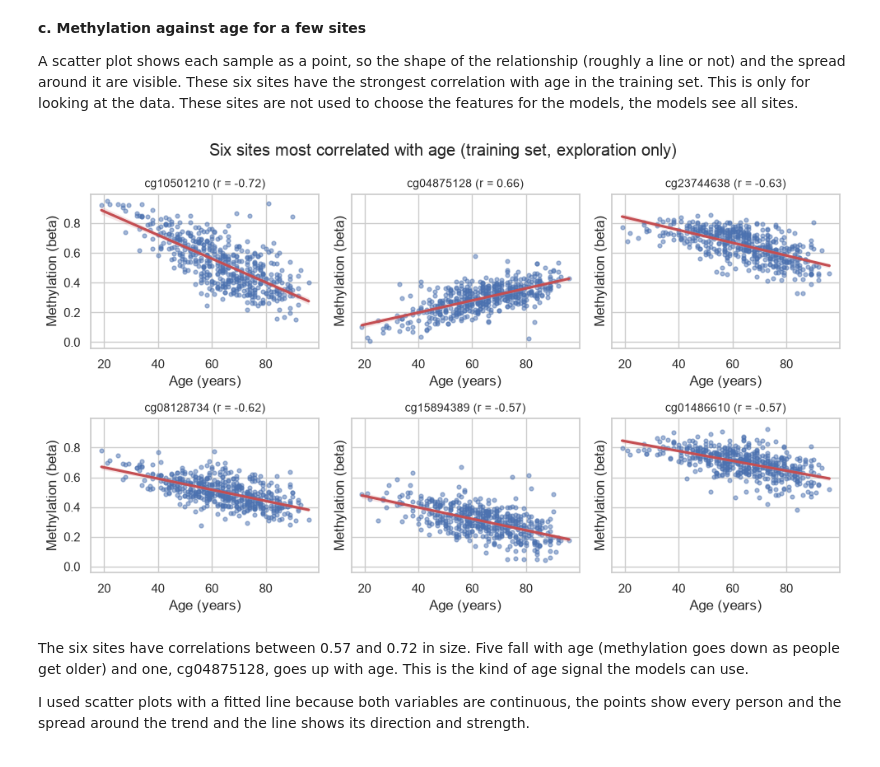
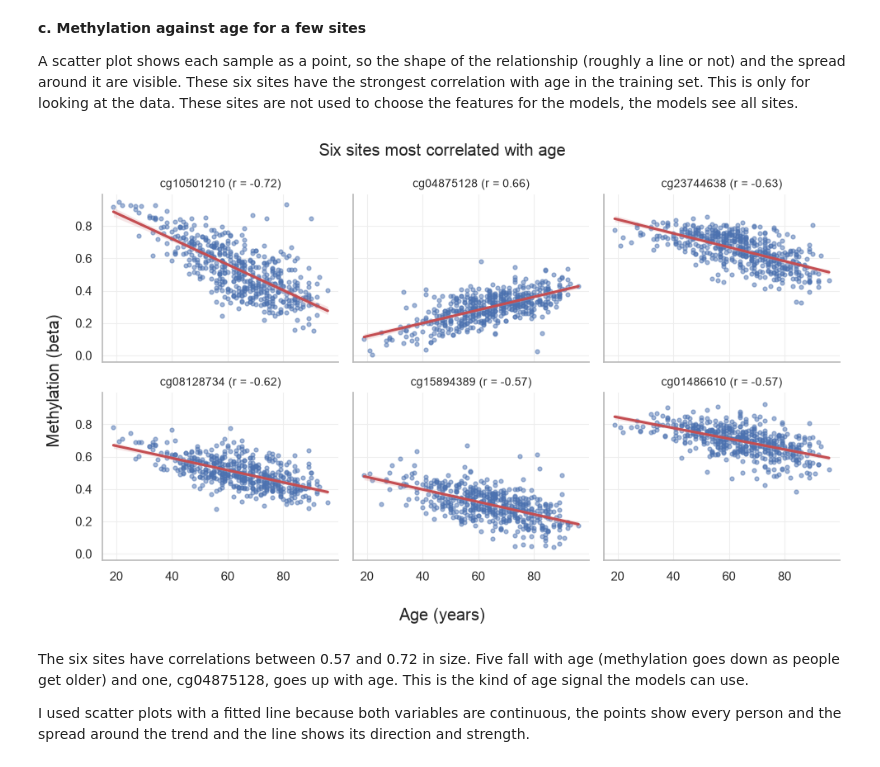
Before and after one commit to ekazasi/methylation-age-prediction, a Jupyter notebook: age_prediction_methylation_final.ipynb, the cells around one changed output. Cells and saved outputs as stored; diff of their text form; code cells hidden in the pictures.

```diff
--- a/age_prediction_methylation_final.ipynb
+++ b/age_prediction_methylation_final.ipynb
@@ -317,23 +331,32 @@ A histogram is the right graph because it shows how one continuous number (the a
 <br>
 
 A scatter plot shows each sample as a point, so the shape of the relationship (roughly a line or not) and the spread around it are visible. These six sites have the strongest correlation with age in the training set. This is only for looking at the data. These sites are not used to choose the features for the models, the models see all sites.
-# %%
-corr = X_train.corrwith(y_train)
-top6 = corr.abs().nlargest(6).index
-
-fig, axes = plt.subplots(2, 3, figsize=(10, 6), sharey=True)
-for ax, cpg in zip(axes.ravel(), top6):
-    sns.regplot(x=y_train, y=X_train[cpg], ax=ax, scatter_kws={"s": 12, "alpha": 0.5},
-                line_kws={"color": "#C44E52"})
-    ax.set_title(f"{cpg} (r = {corr[cpg]:.2f})", fontsize=10)
-    ax.set_xlabel("Age (years)")
-    ax.set_ylabel("Methylation (beta)")
-fig.suptitle("Six sites most correlated with age (training set, exploration only)")
-fig.tight_layout()
-fig.savefig(FIG_DIR / "top_cpgs_vs_age.png", dpi=200)
-plt.show()
-# %% [output]
-[figure, removed]
+# %%
+corr = X_train.corrwith(y_train)
+top6 = corr.abs().nlargest(6).index
+
+fig, axes = plt.subplots(2, 3, figsize=(10, 6), sharex=True, sharey=True)
+for ax, cpg in zip(axes.ravel(), top6):
+    sns.regplot(x=y_train, y=X_train[cpg], ax=ax, scatter_kws={"s": 12, "alpha": 0.5},
+                line_kws={"color": "#C44E52"})
+    ax.set_title(f"{cpg} (r = {corr[cpg]:.2f})", fontsize=10)
+    ax.set_xlabel("")
+    ax.set_ylabel("")
+
+    ax.grid(True, color="#eeeeee", linewidth=0.8)   # faint grid
+    ax.set_axisbelow(True)
+    sns.despine(ax=ax)
+    ax.spines["left"].set_color("#bbbbbb")
+    ax.spines["bottom"].set_color("#bbbbbb")
+
+fig.suptitle("Six sites most correlated with age")
+fig.supxlabel("Age (years)")
+fig.supylabel("Methylation (beta)")
+fig.tight_layout()
+fig.savefig(FIG_DIR / "top_cpgs_vs_age.png", dpi=200)
+plt.show()
+# %% [output]
+[figure, added]
 # %% [markdown]
 The six sites have correlations between 0.57 and 0.72 in size. Five fall with age (methylation goes down as people get older) and one, cg04875128, goes up with age. This is the kind of age signal the models can use.
 
```
Also changed, not shown: parts of 8 cells of this notebook.
